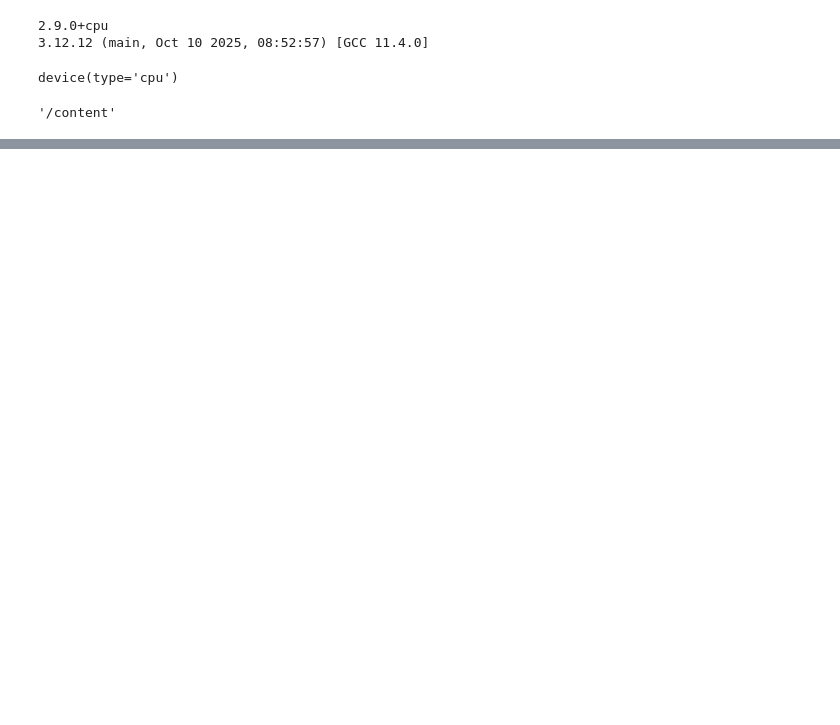
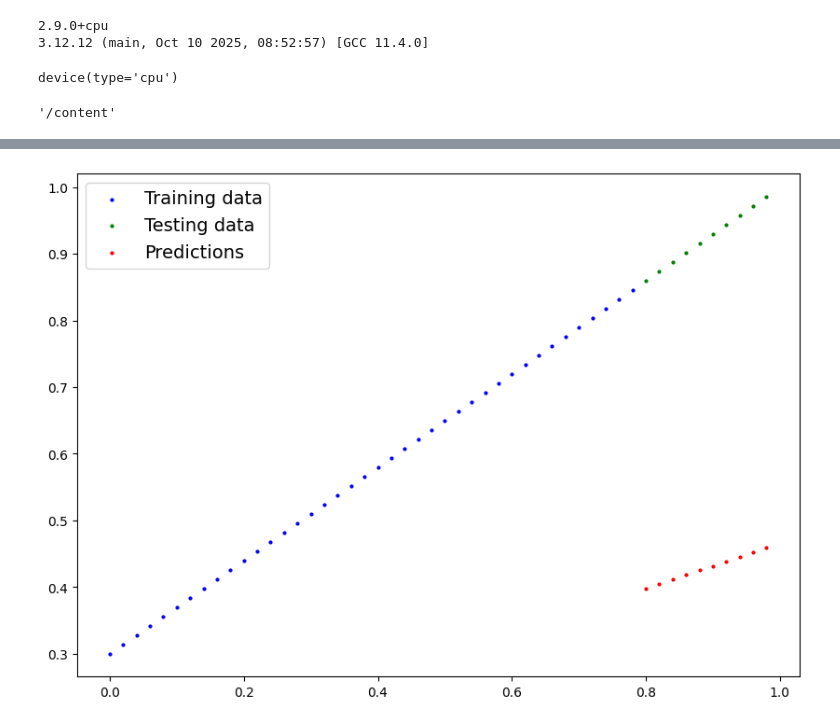
Before and after one commit to 00015775/learning-lab, a Jupyter notebook: pytorch/notebooks/youtube_pytorch.ipynb, the cells around one changed output, grey strips where cells are left out. Drawn from its saved outputs; the diff is of its cells as text; code cells hidden in the pictures; blank space fills up the shorter version.

```diff
--- a/pytorch/notebooks/youtube_pytorch.ipynb
+++ b/pytorch/notebooks/youtube_pytorch.ipynb
@@ -44,0 +374,15 @@ device(type='cpu')
+# %%
+# Create linear regression model class
+class LinearRegressionModel(nn.Module): # almost everything in PyTorch inherts from nn.Module
+  def __init__(self):  # contructor
+    super().__init__()
+    # initializing model parameters
+    self.weights = nn.Parameter(torch.randn(1,
+                                            requires_grad=True,
+                                            dtype=torch.float))
+    self.bias = nn.Parameter(torch.randn(1,
+                                        requires_grad=True,
+                                        dtype=torch.float)) # torch.float is float32
+
+  def forward(self, x: torch.Tensor) -> torch.Tensor: # -> means it must/will return anything of type torch.Tensor
+    return self.weights * x + self.bias # linear regression, and NOT weighted sum
@@ -44,0 +398,9 @@ device(type='cpu')
+# %%
+# create random seed
+torch.manual_seed(42)
+
+# create instance of the model
+model_0 = LinearRegressionModel()
+
+# checking out parameters
+list(model_0.parameters())
@@ -44,0 +450,4 @@ device(type='cpu')
+# %%
+# if we do this way, gradients are calculated, hence uses up resources
+y_preds = model_0(X_test)
+y_preds
@@ -44,0 +465,9 @@ device(type='cpu')
+# %%
+# making predictions with model
+
+# with torch.inference_mode() no gradients are calcuated, saves resources
+# context manager
+with torch.inference_mode(): # it is analogous to torch.no_grad(), but much better
+  y_preds = model_0(X_test) # forward pass
+
+y_preds # intention is to get as close as possible to y_test
@@ -44,0 +498,5 @@ device(type='cpu')
+# %%
+plot_predictions(predictions=y_preds)
+# random predictions, because gradients/optim/loss are not being used to learn from data
+# %% [output]
+[figure, added]
```
Also changed, not shown: parts of 40 cells of this notebook.
